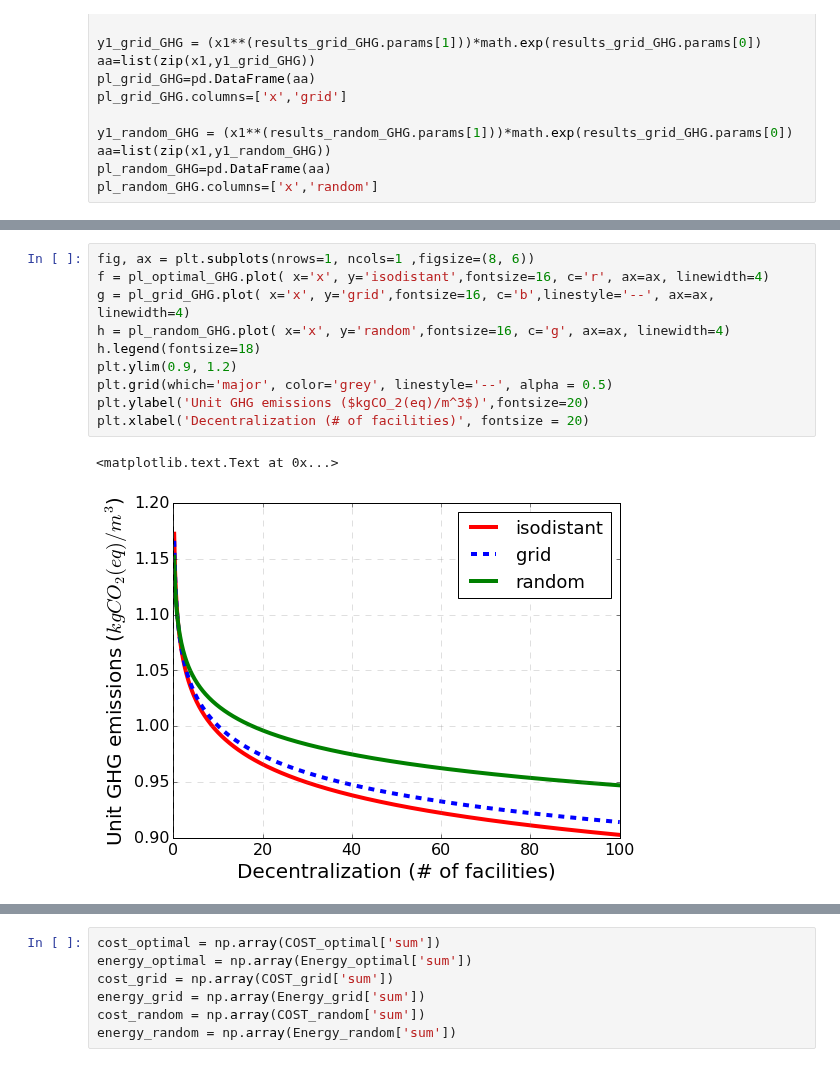
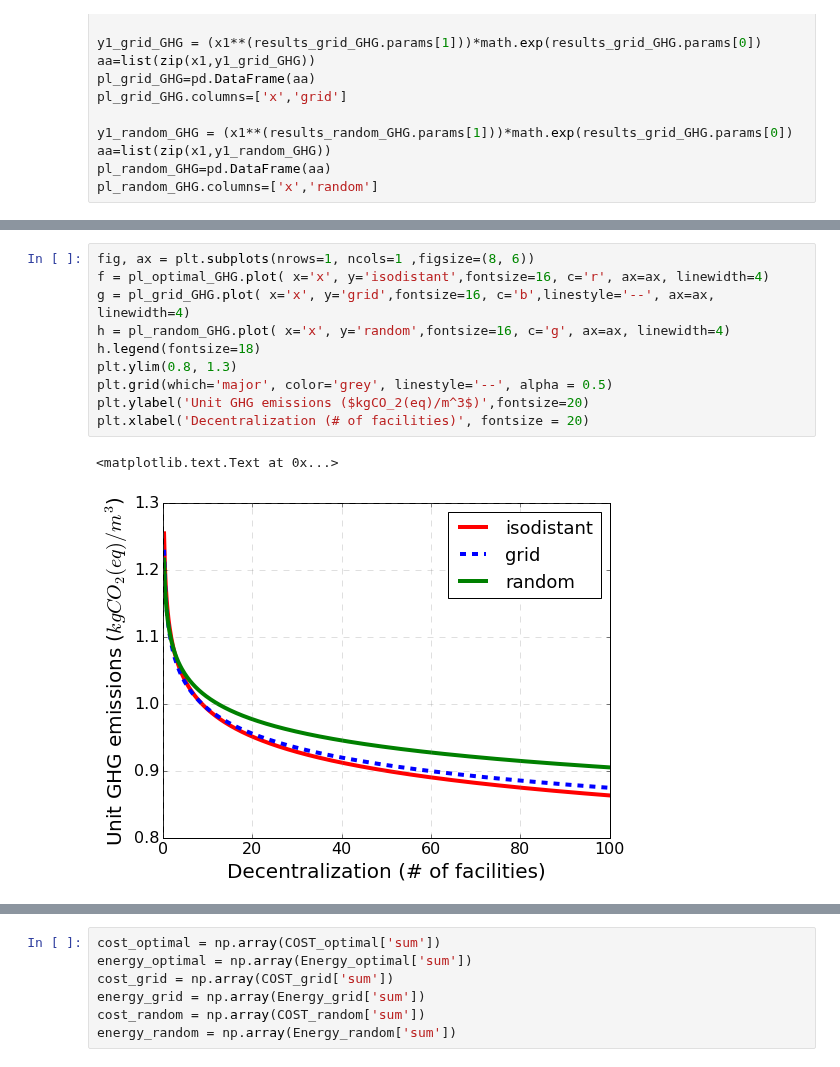
Before and after one commit to okavvada/Urine-Project, a Jupyter notebook: Plot_LCA_model.ipynb, the cells around one changed output, grey strips where cells are left out. Drawn from its saved outputs; the diff is of its cells as text.

```diff
--- a/Plot_LCA_model.ipynb
+++ b/Plot_LCA_model.ipynb
@@ -257,16 +257,16 @@ plt.xlabel('Decentralization (# of facilities)', fontsize = 20)
 # %%
 fig, ax = plt.subplots(nrows=1, ncols=1 ,figsize=(8, 6))
 f = pl_optimal_GHG.plot( x='x', y='isodistant',fontsize=16, c='r', ax=ax, linewidth=4)
 g = pl_grid_GHG.plot( x='x', y='grid',fontsize=16, c='b',linestyle='--', ax=ax, linewidth=4)
 h = pl_random_GHG.plot( x='x', y='random',fontsize=16, c='g', ax=ax, linewidth=4)
 h.legend(fontsize=18)
-plt.ylim(0.9, 1.2)
+plt.ylim(0.8, 1.3)
 plt.grid(which='major', color='grey', linestyle='--', alpha = 0.5)
 plt.ylabel('Unit GHG emissions ($kgCO_2(eq)/m^3$)',fontsize=20)
 plt.xlabel('Decentralization (# of facilities)', fontsize = 20)
 # %% [output]
 <matplotlib.text.Text at 0x...>
-[figure, old version]
+[figure, new version]
 # %%
 fig, ax = plt.subplots(nrows=1, ncols=1 ,figsize=(8, 6))
 f = plt.plot( COST_optimal['n_facilities'], COST_optimal['sum'], c='r', linewidth=4, label = 'isodistant')
```
Also changed, not shown: parts of 10 cells of this notebook, 4 other files.
